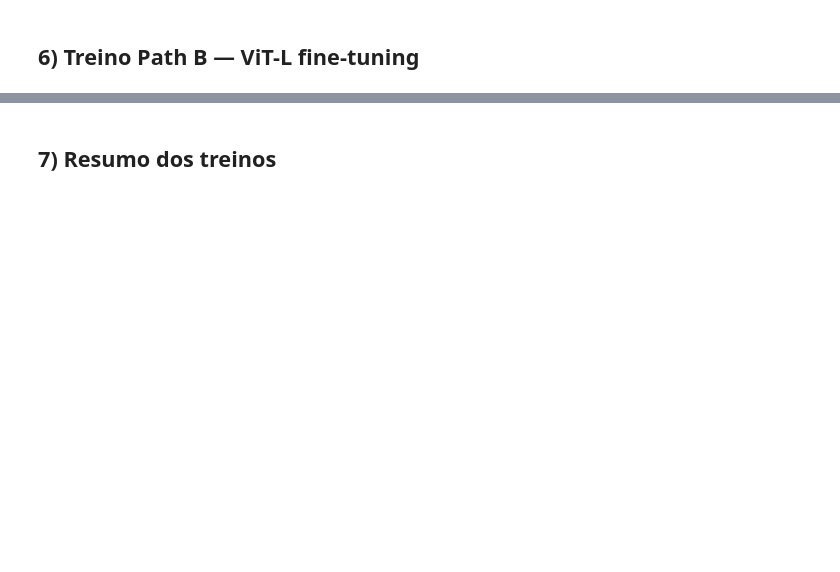
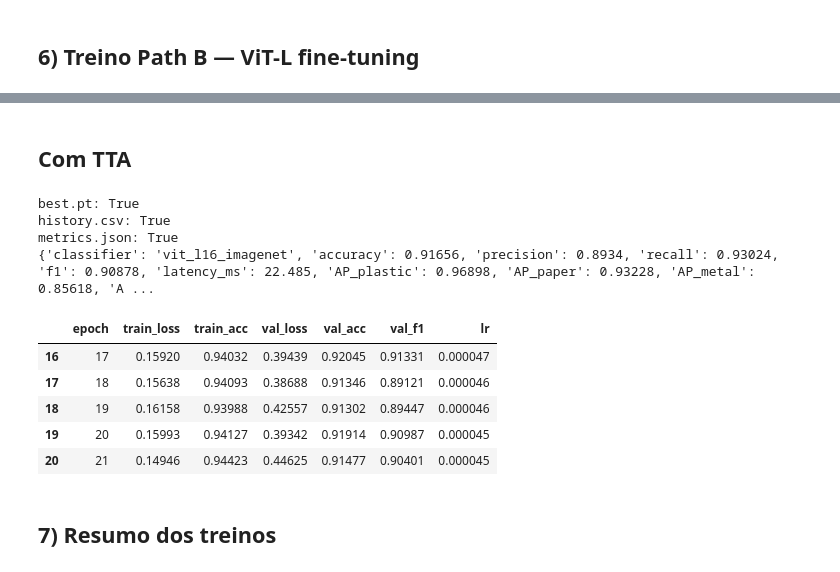
Before and after one commit to gruporaia/TrashScan, a Jupyter notebook: notebooks/pathB.ipynb, the cells around one changed output, grey strips where cells are left out. Cells and saved outputs as stored; diff of their text form; code cells hidden in the pictures; blank space fills up the shorter version.

Commit message:
feat: Add Path B ViT-L 5-class TTA support

```diff
--- a/notebooks/pathB.ipynb
+++ b/notebooks/pathB.ipynb
@@ -185,0 +395,2 @@ run_cmd([
+# %% [markdown]
+## Com TTA
@@ -186,2 +414,26 @@ run_cmd([
+# %%
+run_dir = Path("/workspace/runs/path_B/vit_l16_imagenet")
+
+print("best.pt:", (run_dir / "weights" / "best.pt").exists())
+print("history.csv:", (run_dir / "history.csv").exists())
+print("metrics.json:", (run_dir / "metrics.json").exists())
+
+if (run_dir / "metrics.json").exists():
+    print(json.loads((run_dir / "metrics.json").read_text()))
+
+if (run_dir / "history.csv").exists():
+    hist = pd.read_csv(run_dir / "history.csv")
+    display(hist.tail())
+# %% [output]
+best.pt: True
+history.csv: True
+metrics.json: True
+{'classifier': 'vit_l16_imagenet', 'accuracy': 0.91656, 'precision': 0.8934, 'recall': 0.93024, 'f1': 0.90878, 'latency_ms': 22.485, 'AP_plastic': 0.96898, 'AP_paper': 0.93228, 'AP_metal': 0.85618, 'A ...
+|  | epoch | train_loss | train_acc | val_loss | val_acc | val_f1 | lr |
+| 16 | 17 | 0.15920 | 0.94032 | 0.39439 | 0.92045 | 0.91331 | 0.000047 |
+| 17 | 18 | 0.15638 | 0.94093 | 0.38688 | 0.91346 | 0.89121 | 0.000046 |
+| 18 | 19 | 0.16158 | 0.93988 | 0.42557 | 0.91302 | 0.89447 | 0.000046 |
+| 19 | 20 | 0.15993 | 0.94127 | 0.39342 | 0.91914 | 0.90987 | 0.000045 |
+| 20 | 21 | 0.14946 | 0.94423 | 0.44625 | 0.91477 | 0.90401 | 0.000045 |
 # %% [markdown]
 ## 7) Resumo dos treinos
```
Also changed, not shown: parts of 13 cells of this notebook, 1 other file.
